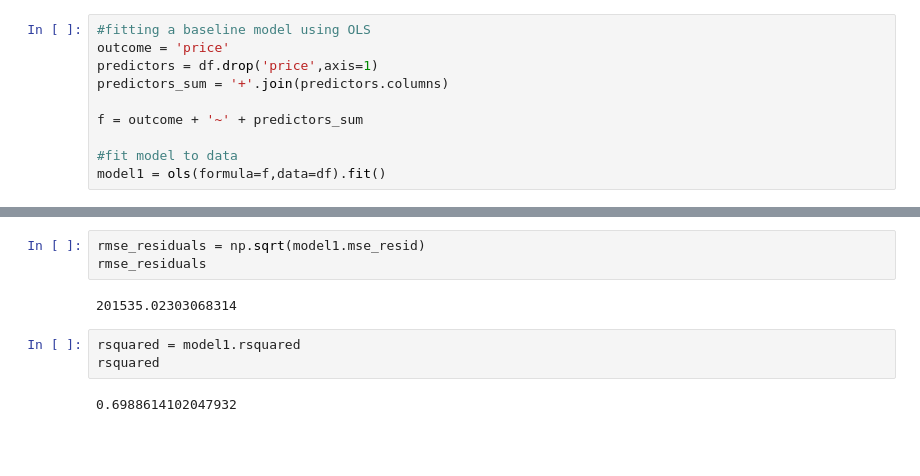
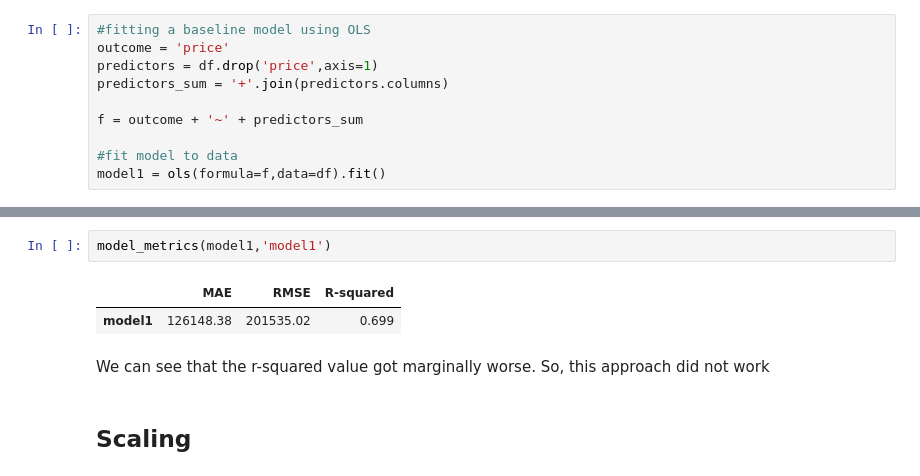
Before and after one commit to rahulakrish/linear_regression, a Jupyter notebook: notebook.ipynb, the cells around one changed output, grey strips where cells are left out. Drawn from its saved outputs; the diff is of its cells as text; blank space fills up the shorter version.

```diff
--- a/notebook.ipynb
+++ b/notebook.ipynb
@@ -367,13 +388,12 @@ Notes:
 [1] Standard Errors assume that the covariance matrix of the errors is correctly specified.
 [2] The condition number is large, 2.09e+08. This might indicate that there are
 strong multicollinearity or other numerical problems.
-# %%
-rmse_residuals = np.sqrt(model1.mse_resid)
-rmse_residuals
-# %% [output]
-201535.02303068314
-# %%
-rsquared = model1.rsquared
-rsquared
-# %% [output]
-0.6988614102047932
+# %%
+model_metrics(model1,'model1')
+# %% [output]
+|  | MAE | RMSE | R-squared |
+| model1 | 126148.38 | 201535.02 | 0.699 |
+# %% [markdown]
+We can see that the r-squared value got marginally worse. So, this approach did not work
+# %% [markdown]
+## Scaling
```
Also changed, not shown: parts of 5 cells of this notebook.
